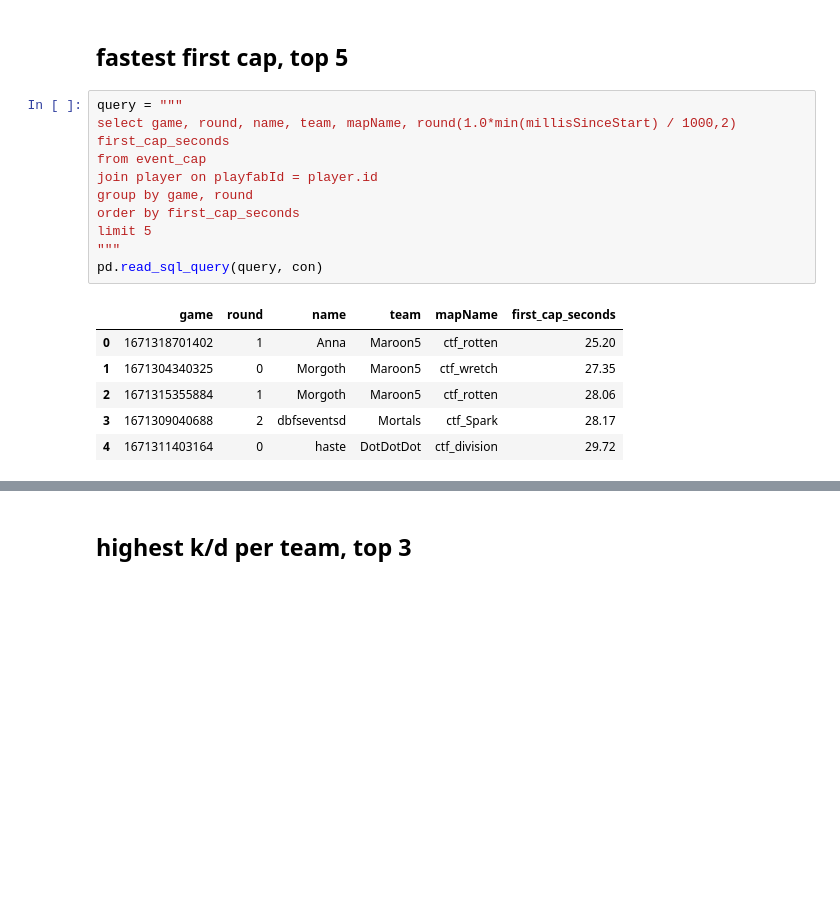
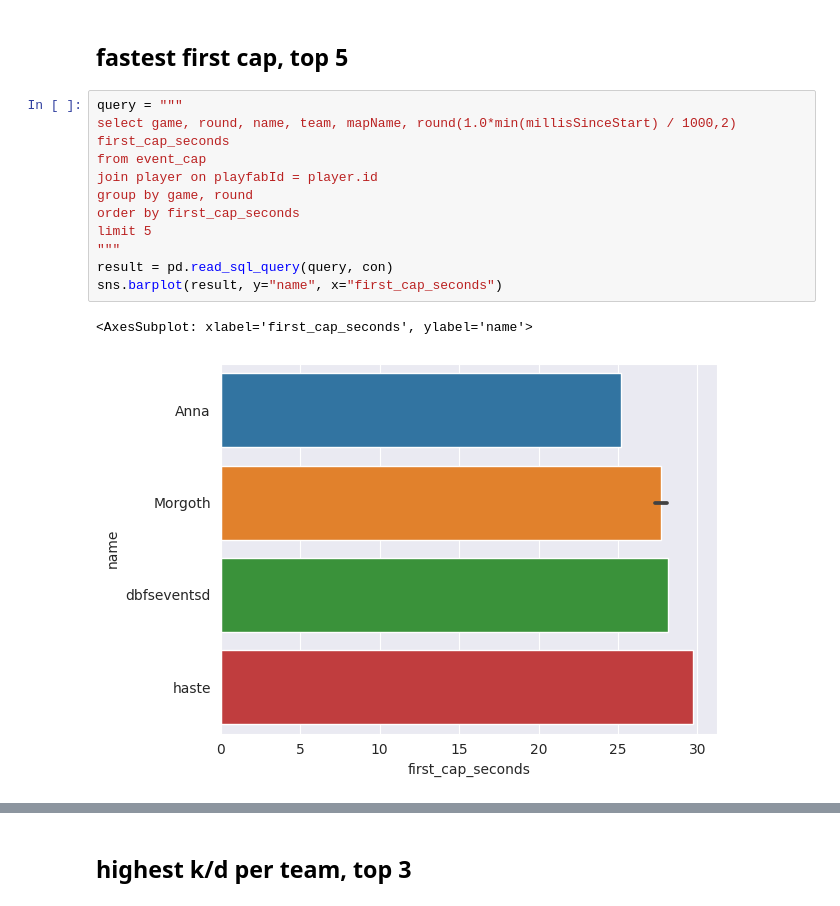
Before and after one commit to s2vndl/s2_1st_tournament_stats, a Jupyter notebook: s2_stats.ipynb, the cells around one changed output, grey strips where cells are left out. Drawn from its saved outputs; the diff is of its cells as text; blank space fills up the shorter version.

Commit message:
add charts where only tables were displayed

```diff
--- a/s2_stats.ipynb
+++ b/s2_stats.ipynb
@@ -120,17 +111,14 @@ cur.connection.commit()
 # %%
 query = """
 select game, round, name, team, mapName, round(1.0*min(millisSinceStart) / 1000,2) first_cap_seconds
 from event_cap
 join player on playfabId = player.id
 group by game, round
 order by first_cap_seconds
 limit 5
 """
-pd.read_sql_query(query, con)
+result = pd.read_sql_query(query, con)
+sns.barplot(result, y="name", x="first_cap_seconds")
 # %% [output]
-|  | game | round | name | team | mapName | first_cap_seconds |
-| 0 | 1671318701402 | 1 | Anna | Maroon5 | ctf_rotten | 25.20 |
-| 1 | 1671304340325 | 0 | Morgoth | Maroon5 | ctf_wretch | 27.35 |
-| 2 | 1671315355884 | 1 | Morgoth | Maroon5 | ctf_rotten | 28.06 |
-| 3 | 1671309040688 | 2 | dbfseventsd | Mortals | ctf_Spark | 28.17 |
-| 4 | 1671311403164 | 0 | haste | DotDotDot | ctf_division | 29.72 |
+<AxesSubplot: xlabel='first_cap_seconds', ylabel='name'>
+[figure, added]
```
Also changed, not shown: parts of 12 cells of this notebook.
